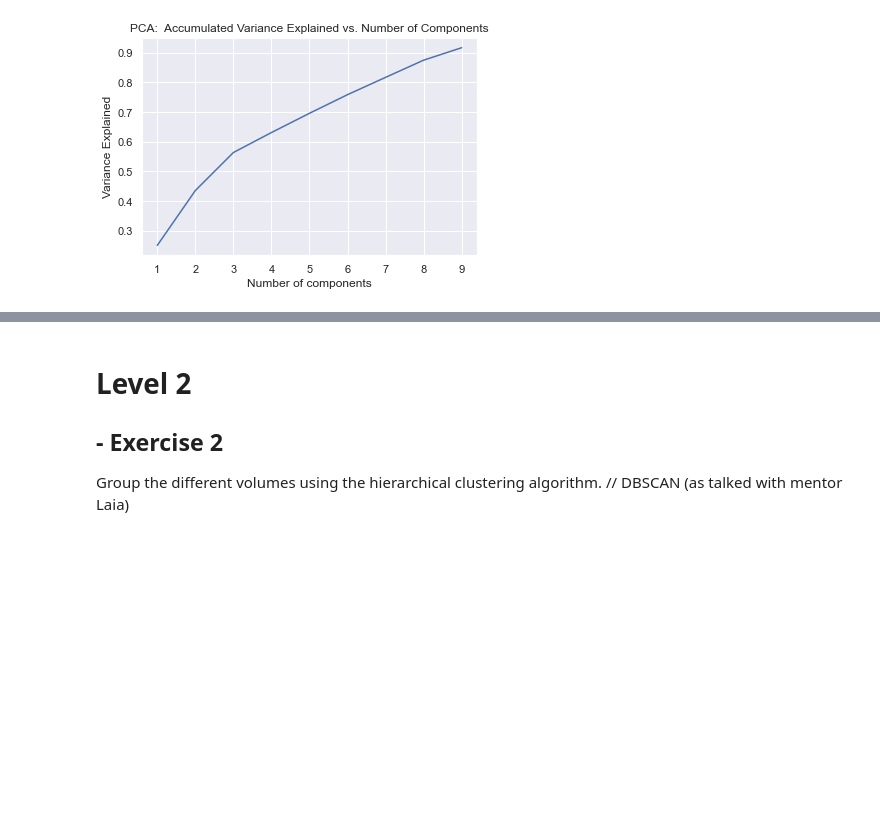
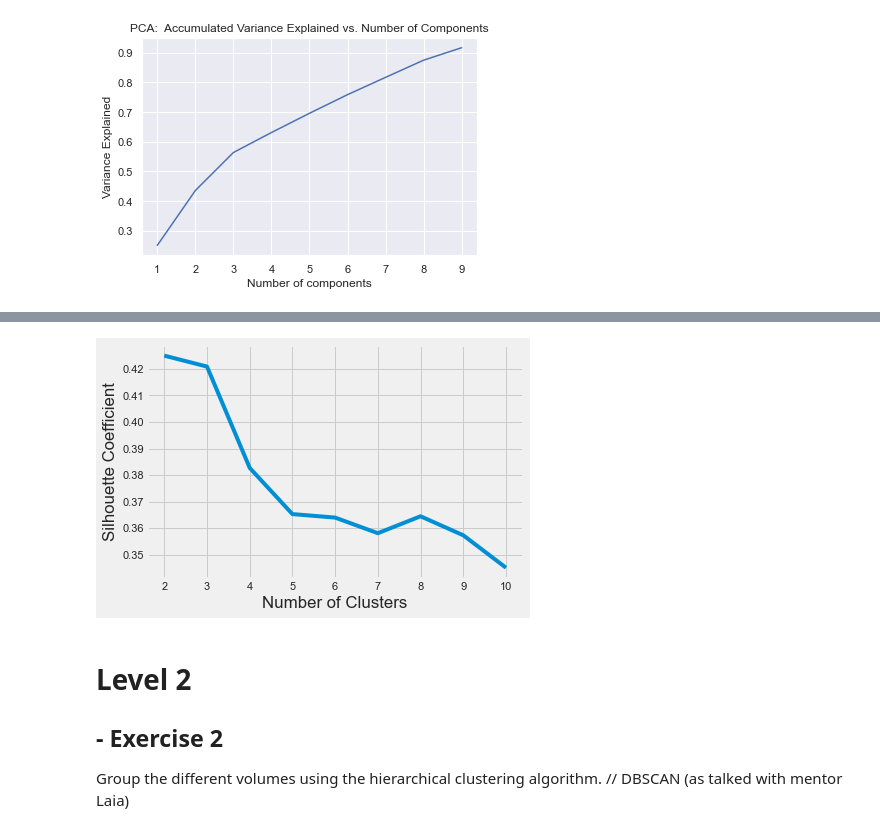
Before and after one commit to Javier-Alfonso-DS/S11_T01_Unsupervised_Learning_Clustering, a Jupyter notebook: S11_T01_Unsupervised_Learning_Clustering.ipynb, the cells around one changed output, grey strips where cells are left out. Saved outputs shown, nothing was run; the diff lists cells and outputs as text; code cells hidden in the pictures; blank space fills up the shorter version.

```diff
--- a/S11_T01_Unsupervised_Learning_Clustering.ipynb
+++ b/S11_T01_Unsupervised_Learning_Clustering.ipynb
@@ -218,3 +278,20 @@ Colçe per fer num. cluster.
+# %%
+silhouette_coefficients = []
+
+for k in range(2, 11):
+    kmeans = KMeans(n_clusters=k, **kmeans_kwargs)
+    kmeans.fit(principalDf)
+    score = silhouette_score(principalDf, kmeans.labels_)
+    silhouette_coefficients.append(score)
+
+plt.style.use("fivethirtyeight")
+plt.plot(range(2, 11), silhouette_coefficients)
+plt.xticks(range(2, 11))
+plt.xlabel("Number of Clusters")
+plt.ylabel("Silhouette Coefficient")
+plt.show()
+# %% [output]
+[figure, added]
 # %% [markdown]
 
 # Level 2
```
Also changed, not shown: parts of 13 cells of this notebook, 2 other files.
